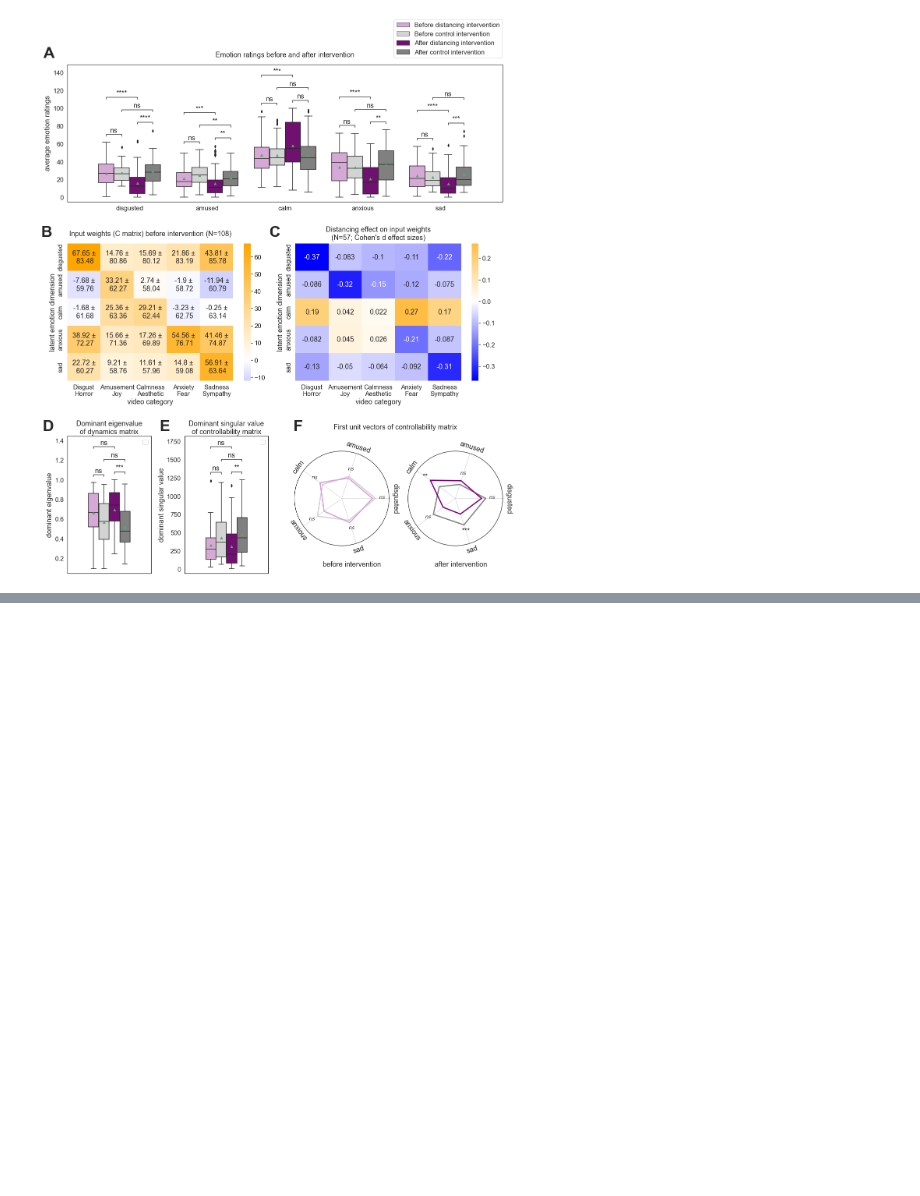
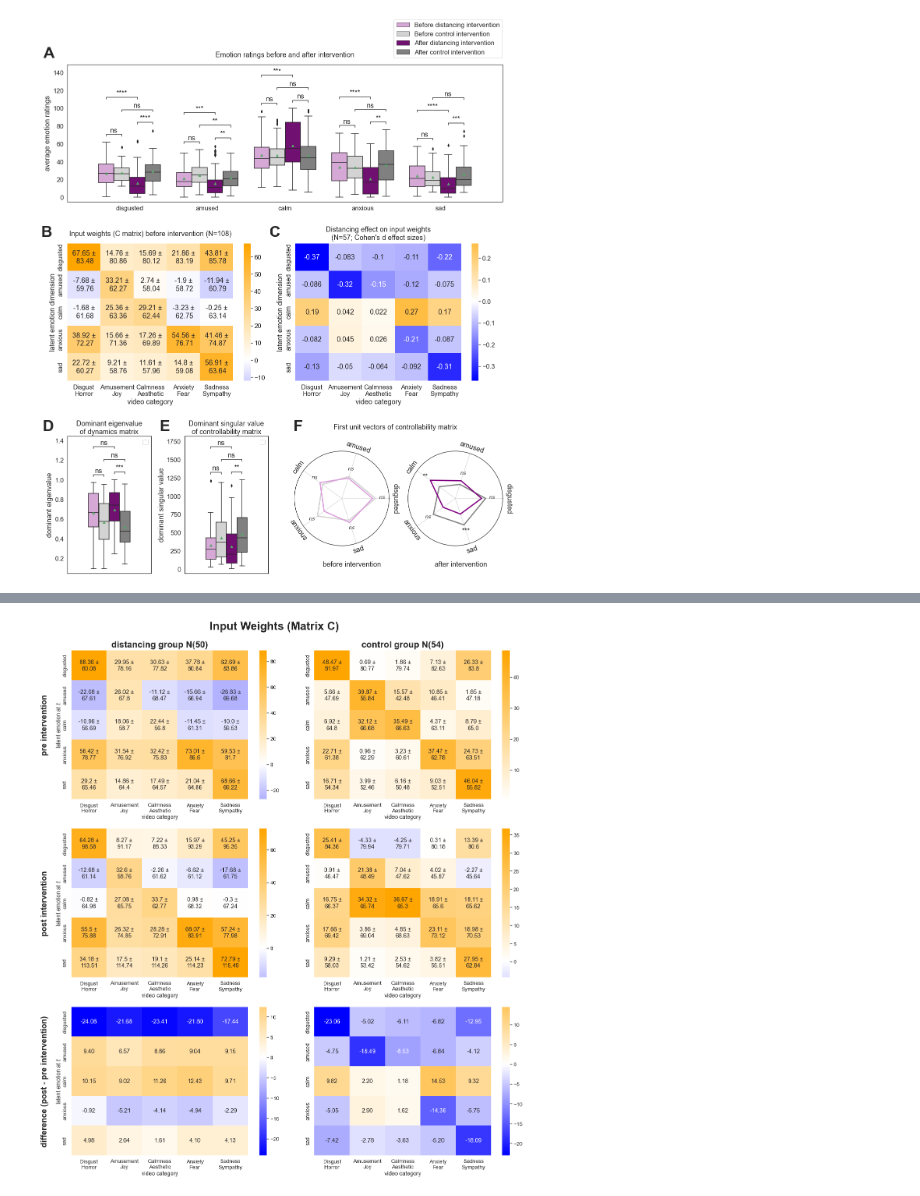
Before and after one commit to huyslab/emotioncon_public, a Jupyter notebook: analyses/paper_plots.ipynb, the cells around one changed output, grey strips where cells are left out. Cells and saved outputs as stored; diff of their text form; code cells hidden in the pictures; blank space fills up the shorter version.

```diff
--- a/analyses/paper_plots.ipynb
+++ b/analyses/paper_plots.ipynb
@@ -447,0 +649,5 @@ if savefig:
+# %%
+plot_matrix_comparison('control')
+plt.savefig(filepath + 'results/figures/input_matrix_summary.png', bbox_inches='tight')
+# %% [output]
+[figure, added]
```
Also changed, not shown: parts of 7 cells of this notebook, 5 other files.
